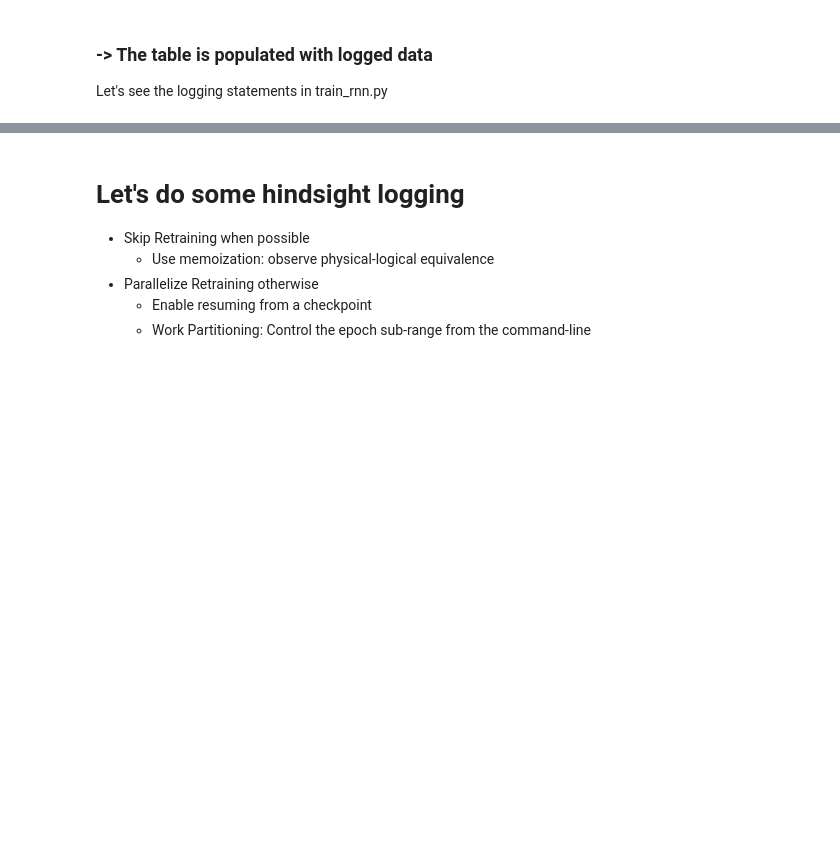
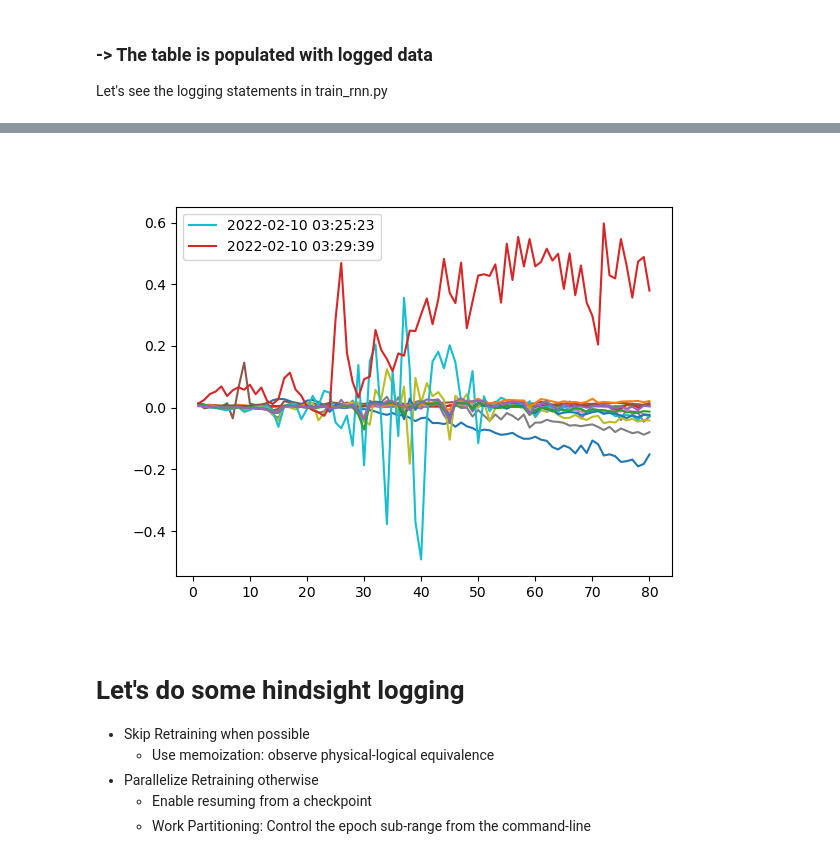
Before and after one commit to ucbrise/kaggle-nlp-disasters, a Jupyter notebook: demo.ipynb, the cells around one changed output, grey strips where cells are left out. Cells and saved outputs as stored; diff of their text form; code cells hidden in the pictures; blank space fills up the shorter version.

```diff
--- a/demo.ipynb
+++ b/demo.ipynb
@@ -100,16 +165,27 @@ fig.show()
 # %%
+%matplotlib widget
 df = record_df
 avg_val_loss = df[df['name'] == 'average_valid_loss']
 avg_valid_loss_agg = avg_val_loss.groupby(['tstamp', 'epoch']).agg({'value': 'mean'}).reset_index()
 avg_valid_loss_agg['tstamp'] = avg_valid_loss_agg['tstamp'].map(str)
 avg_valid_loss_agg
 
 m_df =  avg_train_loss_agg.merge(avg_valid_loss_agg, on=['tstamp', 'epoch'])
 m_df['diff'] = m_df['value_x'] - m_df['value_y']                                # train_loss - val_loss
 m_df
 
-fig = px.scatter_3d(m_df, x='tstamp', y='epoch', z='diff', color='tstamp')
-fig.show()
+fig = plt.figure()
+ax = plt.subplot()
+for t in m_df['tstamp'].drop_duplicates().values:
+    df = m_df[m_df['tstamp'] == t]
+    if any(df['diff'].map(abs) > 0.2):
+        ax.plot(df['epoch'], df['diff'], label=t)
+    else:
+        ax.plot(df['epoch'], df['diff'], label=None)
+ax.legend()
+plt.show()
+# %% [output]
+[figure, added]
 # %% [markdown]
 # Let's do some hindsight logging
 * Skip Retraining when possible
```
Also changed, not shown: parts of 7 cells of this notebook.
